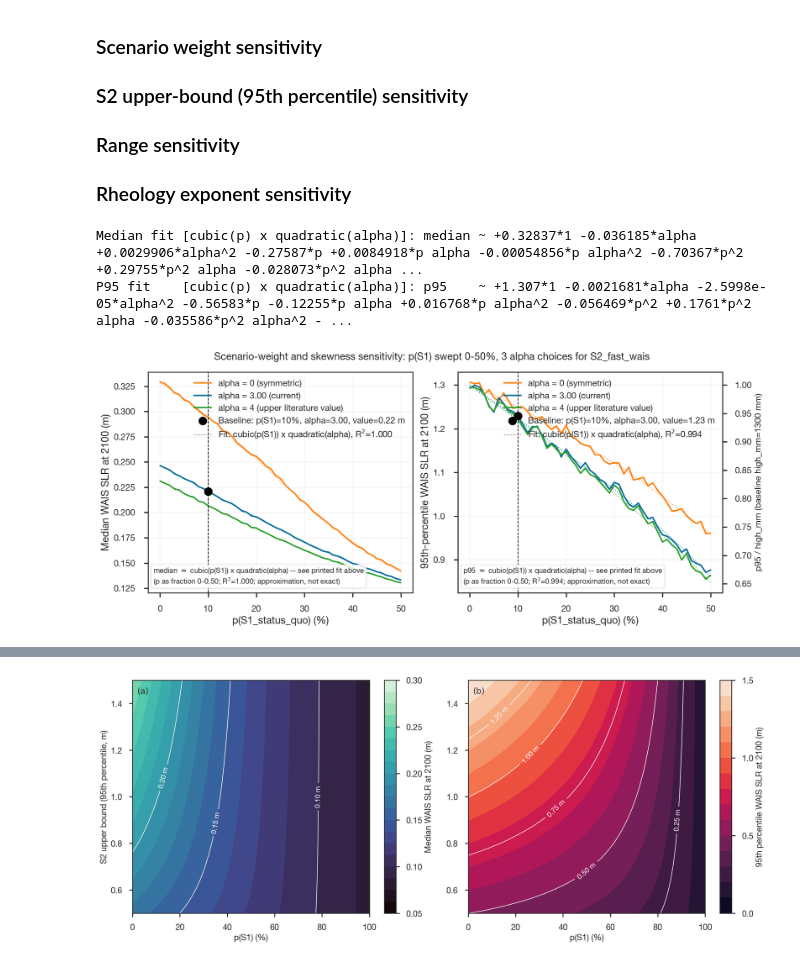
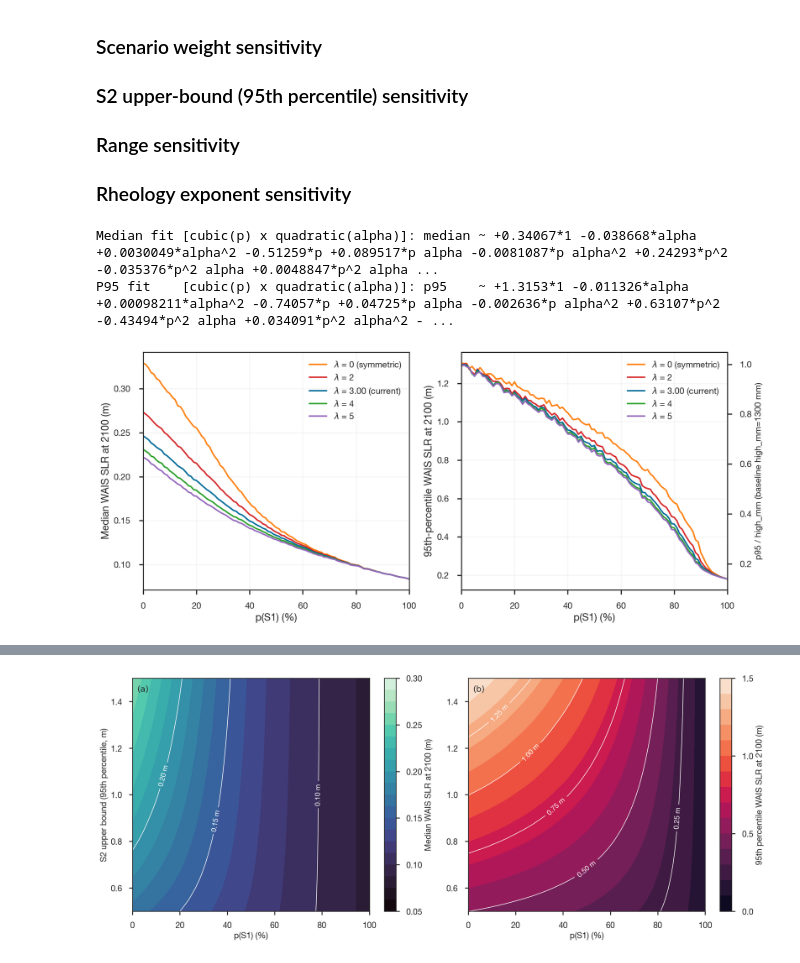
Before and after one commit to bminchew/GMSLR_forecast_v1, a Jupyter notebook: slr_forecast/notebooks/component_wais.ipynb, the cells around one changed output, grey strips where cells are left out. Cells and saved outputs as stored; diff of their text form; code cells hidden in the pictures.

```diff
--- a/slr_forecast/notebooks/component_wais.ipynb
+++ b/slr_forecast/notebooks/component_wais.ipynb
@@ -1396,27 +1396,32 @@ plt.show()
 # With only 2 scenarios, a tornado diagram (perturb one weight, read off the
 # shift) is degenerate: perturbing p(S1) fully determines p(S2_fast_wais) =
 # 1 - p(S1), so there is only one independent weight to vary. We instead
-# sweep p(S1) over a plausible range and show the resulting median and 95th
-# percentile directly, with the baseline (p(S1)=0.10) marked.
+# sweep p(S1) over its full range and show the resulting median and 95th
+# percentile directly.
 #
 # We additionally test sensitivity to the S2_fast_wais skewness parameter
 # alpha, alongside the weight sweep, comparing the current value (alpha=3)
 # against two alternatives spanning the physically reasonable range:
 #   - alpha=0: symmetric log-normal (no skew) -- the natural "no assumption"
 #     baseline for the shape parameter.
-#   - alpha=4: an upper literature value for MISI's flux-nonlinearity
-#     amplification (Robel et al. 2019).
+#   - alpha=2, 4, 5: alpha=4 is an upper literature value for MISI's
+#     flux-nonlinearity amplification (Robel et al. 2019); 2 and 5 bracket it.
 N_SENS = 100_000
-p_s1_range = np.linspace(0.0, 0.50, 51)
+p_s1_range = np.linspace(0.0, 1.0, 101)
 baseline_p_s1 = A4_SCENARIOS['S1_status_quo']['P']
 baseline_alpha = A4_SCENARIOS['S2_fast_wais']['alpha']
 baseline_high_mm_m = A4_SCENARIOS['S2_fast_wais']['high_mm'] / M_TO_MM
 
-alpha_values = [0.0, baseline_alpha, 4.0]
-alpha_labels = {0.0: 'alpha = 0 (symmetric)',
-                baseline_alpha: f'alpha = {baseline_alpha:.2f} (current)',
-                4.0: 'alpha = 4 (upper literature value)'}
-alpha_colors = {0.0: 'tab:orange', baseline_alpha: 'C0', 4.0: 'tab:green'}
+alpha_values = [0.0, 2.0, baseline_alpha, 4.0, 5.0]
+# Labelled $\lambda$ to match the main text, where the skew-normal shape
+# parameter is $\lambda$; the code/A4_SCENARIOS key remains 'alpha'.
+alpha_labels = {0.0: r'$\lambda$ = 0 (symmetric)',
+                2.0: r'$\lambda$ = 2',
+                baseline_alpha: rf'$\lambda$ = {baseline_alpha:.2f} (current)',
+                4.0: r'$\lambda$ = 4',
+                5.0: r'$\lambda$ = 5'}
+alpha_colors = {0.0: 'tab:orange', 2.0: 'tab:red', baseline_alpha: 'C0',
+                4.0: 'tab:green', 5.0: 'tab:purple'}
 
 medians = {a: np.zeros_like(p_s1_range) for a in alpha_values}
 p95s = {a: np.zeros_like(p_s1_range) for a in alpha_values}
@@ -1435,14 +1440,14 @@ for i, p_s1 in enumerate(p_s1_range):
 # stat ~ sum over i in {0..3}, j in {0,1,2} of b_ij * p(S1)^i * alpha^j (12 terms).
 # Upgraded from the biquadratic (quadratic-in-both, 9-term) fit used
 # previously (median R^2=0.995). A true bicubic (also cubic-in-alpha) was
-# considered and rejected: alpha only takes 3 distinct values (0, 3, 4) in
+# considered and rejected: alpha only takes 5 distinct values (0, 2, 3, 4, 5) in
 # this sweep, so alpha^3 is an exact linear combination of {1, alpha,
 # alpha^2} at those points -- the design matrix for a full bicubic is
 # rank-deficient (verified: rank 12/16, not 16/16), meaning lstsq would
 # return a minimum-norm solution with arbitrary, non-unique alpha^3-related
 # coefficients despite an unchanged-looking R^2. Quadratic is the actual
 # ceiling for alpha; there's no 4th alpha value to identify a cubic term
-# against. Cubic-in-p(S1), by contrast, is well supported (51 distinct
+# against. Cubic-in-p(S1), by contrast, is well supported (101 distinct
 # p(S1) values) and buys a real improvement: R^2 0.995 -> 0.999 on the
 # median (verified against this exact data before choosing this form).
 # The matrix_rank check below guards against silently fitting a
@@ -1499,72 +1504,43 @@ for ax, vals_dict, ylabel in [(ax_med, medians, 'Median WAIS SLR at 2100 (m)'),
     for a in alpha_values:
         ax.plot(p_s1_range * 100, vals_dict[a], color=alpha_colors[a], lw=2,
                 label=alpha_labels[a])
-    baseline_val = np.interp(baseline_p_s1, p_s1_range, vals_dict[baseline_alpha])
-    ax.axvline(baseline_p_s1 * 100, color='k', ls='--', lw=1)
-    ax.scatter([baseline_p_s1 * 100], [baseline_val], color='k', zorder=5,
-               label=f'Baseline: p(S1)={baseline_p_s1:.0%}, alpha={baseline_alpha:.2f}, '
-                     f'value={baseline_val:.2f} m')
-    ax.set_xlabel('p(S1_status_quo) (%)', fontsize=LABEL_FONTSIZE)
+    ax.set_xlabel('p(S1) (%)', fontsize=LABEL_FONTSIZE)
     ax.set_ylabel(ylabel, fontsize=LABEL_FONTSIZE)
+    ax.set_xlim(0, 100)
     ax.grid(True, alpha=0.2)
     ax.tick_params(labelsize=TICK_FONTSIZE)
-
-for a in alpha_values:
-    ax_med.plot(p_s1_range * 100, cubic_p_quad_alpha_model(med_coef, p_s1_range, a),
-                color=alpha_colors[a], lw=1.2, ls=':', alpha=0.8)
-    ax_p95.plot(p_s1_range * 100, cubic_p_quad_alpha_model(p95_coef, p_s1_range, a),
-                color=alpha_colors[a], lw=1.2, ls=':', alpha=0.8)
-ax_med.plot([], [], color='0.3', lw=1.2, ls=':', alpha=0.8,
-            label=f'Fit: cubic(p(S1)) x quadratic(alpha), R$^2$={r2_med:.3f}')
-ax_p95.plot([], [], color='0.3', lw=1.2, ls=':', alpha=0.8,
-            label=f'Fit: cubic(p(S1)) x quadratic(alpha), R$^2$={r2_p95:.3f}')
-
-# Full 12-term formula is too long to display in-figure -- printed to stdout
-# above instead; the in-figure note just names the fit form and R^2.
-ax_med.text(0.02, 0.03,
-            'median $\\approx$ cubic(p(S1)) x quadratic(alpha) -- see printed fit above'
-            f'\n(p as fraction 0-0.50; R$^2$={r2_med:.3f}; approximation, not exact)',
-            transform=ax_med.transAxes, fontsize=ANNOT_FONTSIZE, va='bottom', ha='left',
-            bbox=dict(boxstyle='round', fc='white', ec='0.7', alpha=0.85))
-ax_p95.text(0.02, 0.03,
-            'p95 $\\approx$ cubic(p(S1)) x quadratic(alpha) -- see printed fit above'
-            f'\n(p as fraction 0-0.50; R$^2$={r2_p95:.3f}; approximation, not exact)',
-            transform=ax_p95.transAxes, fontsize=ANNOT_FONTSIZE, va='bottom', ha='left',
-            bbox=dict(boxstyle='round', fc='white', ec='0.7', alpha=0.85))
 
 ax_med.legend(fontsize=LEGEND_FONTSIZE, loc='upper right')
 ax_p95.legend(fontsize=LEGEND_FONTSIZE, loc='upper right')
 
 # ── Secondary y-axis: p95 / high_mm ──
 # The mixture's p95 is set almost entirely by S2_fast_wais's own high_mm
 # bound (its within-scenario p95 is fixed at high_mm by construction,
 # independent of alpha -- see component_wais_s2_bound_sensitivity.png),
 # so p95 rescales close to linearly with a different choice of high_mm.
 # The median does NOT share this property (S1's fixed-scale contribution
 # and low_mm's independent pinning break the proportionality -- median/h
 # varies by up to ~2x over high_mm in [500, 1500] mm; see the same
 # sensitivity figure), so only the p95 panel gets this secondary axis.
 # The ratio is exact only at the baseline high_mm; checked against a
 # direct (p(S1), alpha, high_mm) grid, it holds to within ~2-4% over
 # p(S1) in [0, 10]% and degrades to ~6-9% by p(S1)=30% (S1's weight
 # dilutes the S2-anchoring that makes p95 proportional to high_mm) --
 # not re-verified out to the extended 50% upper end of this sweep, so
 # treat the secondary axis as increasingly approximate there.
 ax_p95_twin = ax_p95.twinx()
 ax_p95_twin.set_ylim(np.array(ax_p95.get_ylim()) / baseline_high_mm_m)
 ax_p95_twin.set_ylabel(f'p95 / high_mm (baseline high_mm={baseline_high_mm_m*M_TO_MM:.0f} mm)',
                         fontsize=LABEL_FONTSIZE - 2)
 ax_p95_twin.tick_params(labelsize=TICK_FONTSIZE)
 
-fig.suptitle('Scenario-weight and skewness sensitivity: p(S1) swept 0-50%, '
-             '3 alpha choices for S2_fast_wais', fontsize=LABEL_FONTSIZE)
 plt.tight_layout()
 plt.savefig(f'{FIG_DIR}/component_wais_weight_sensitivity.png', dpi=150, bbox_inches='tight')
 plt.show()
 # %% [output]
-Median fit [cubic(p) x quadratic(alpha)]: median ~ +0.32837*1 -0.036185*alpha +0.0029906*alpha^2 -0.27587*p +0.0084918*p alpha -0.00054856*p alpha^2 -0.70367*p^2 +0.29755*p^2 alpha -0.028073*p^2 alpha ...
-P95 fit    [cubic(p) x quadratic(alpha)]: p95    ~ +1.307*1 -0.0021681*alpha -2.5998e-05*alpha^2 -0.56583*p -0.12255*p alpha +0.016768*p alpha^2 -0.056469*p^2 +0.1761*p^2 alpha -0.035586*p^2 alpha^2 - ...
+Median fit [cubic(p) x quadratic(alpha)]: median ~ +0.34067*1 -0.038668*alpha +0.0030049*alpha^2 -0.51259*p +0.089517*p alpha -0.0081087*p alpha^2 +0.24293*p^2 -0.035376*p^2 alpha +0.0048847*p^2 alpha ...
+P95 fit    [cubic(p) x quadratic(alpha)]: p95    ~ +1.3153*1 -0.011326*alpha +0.00098211*alpha^2 -0.74057*p +0.04725*p alpha -0.002636*p alpha^2 +0.63107*p^2 -0.43494*p^2 alpha +0.034091*p^2 alpha^2 - ...
-[figure, old version]
+[figure, new version]
 # %%
 # ── S2 upper-bound (95th-percentile) sensitivity: p(S1) sweep, colored by high_mm ──
 # Mirrors the p(S1)/alpha figure above (component_wais_weight_sensitivity.png)
```
Also changed, not shown: parts of 3 cells of this notebook, 8 other files.
